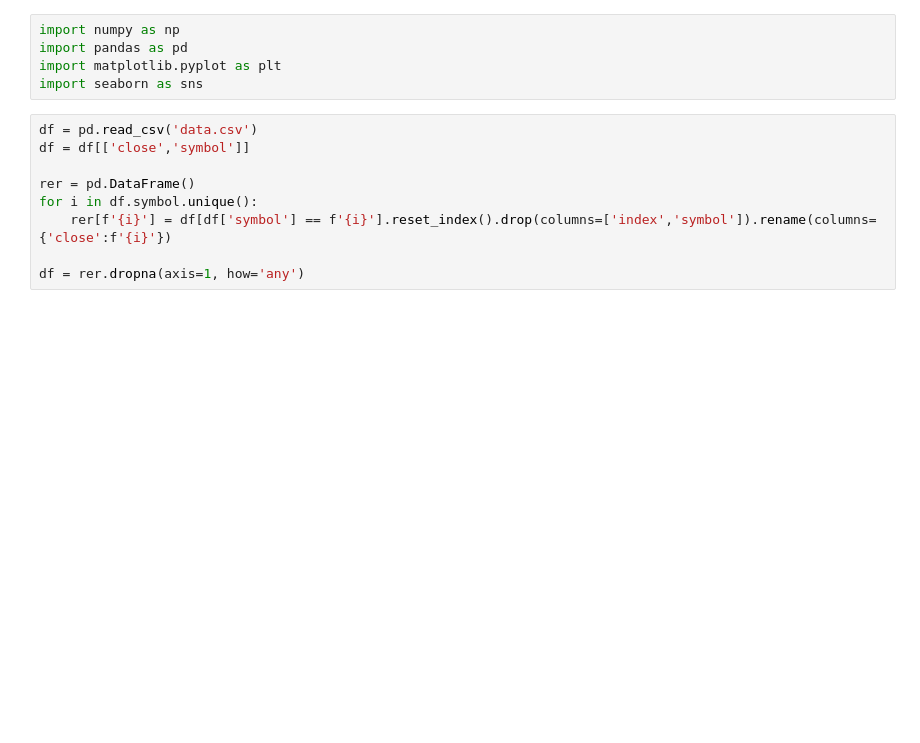
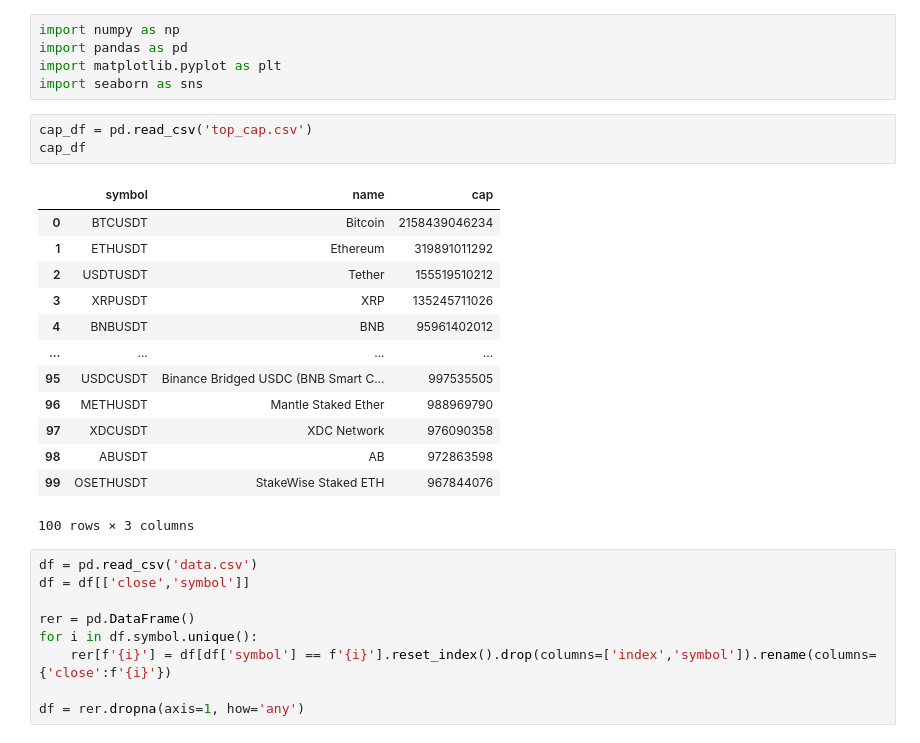
Before and after one commit to Familenko/bit_research, a Jupyter notebook: analyze_practice.ipynb, the cells around one changed output. Cells and saved outputs as stored; diff of their text form; blank space fills up the shorter version.

```diff
--- a/analyze_practice.ipynb
+++ b/analyze_practice.ipynb
@@ -3,6 +3,23 @@ import numpy as np
 import pandas as pd
 import matplotlib.pyplot as plt
 import seaborn as sns
+# %%
+cap_df = pd.read_csv('top_cap.csv')
+cap_df
+# %% [output]
+|  | symbol | name | cap |
+| 0 | BTCUSDT | Bitcoin | 2158439046234 |
+| 1 | ETHUSDT | Ethereum | 319891011292 |
+| 2 | USDTUSDT | Tether | 155519510212 |
+| 3 | XRPUSDT | XRP | 135245711026 |
+| 4 | BNBUSDT | BNB | 95961402012 |
+| ... | ... | ... | ... |
+| 95 | USDCUSDT | Binance Bridged USDC (BNB Smart C... | 997535505 |
+| 96 | METHUSDT | Mantle Staked Ether | 988969790 |
+| 97 | XDCUSDT | XDC Network | 976090358 |
+| 98 | ABUSDT | AB | 972863598 |
+| 99 | OSETHUSDT | StakeWise Staked ETH | 967844076 |
+100 rows × 3 columns
 # %%
 df = pd.read_csv('data.csv')
 df = df[['close','symbol']]
```
Also changed, not shown: parts of 7 cells of this notebook, 2 other files.
